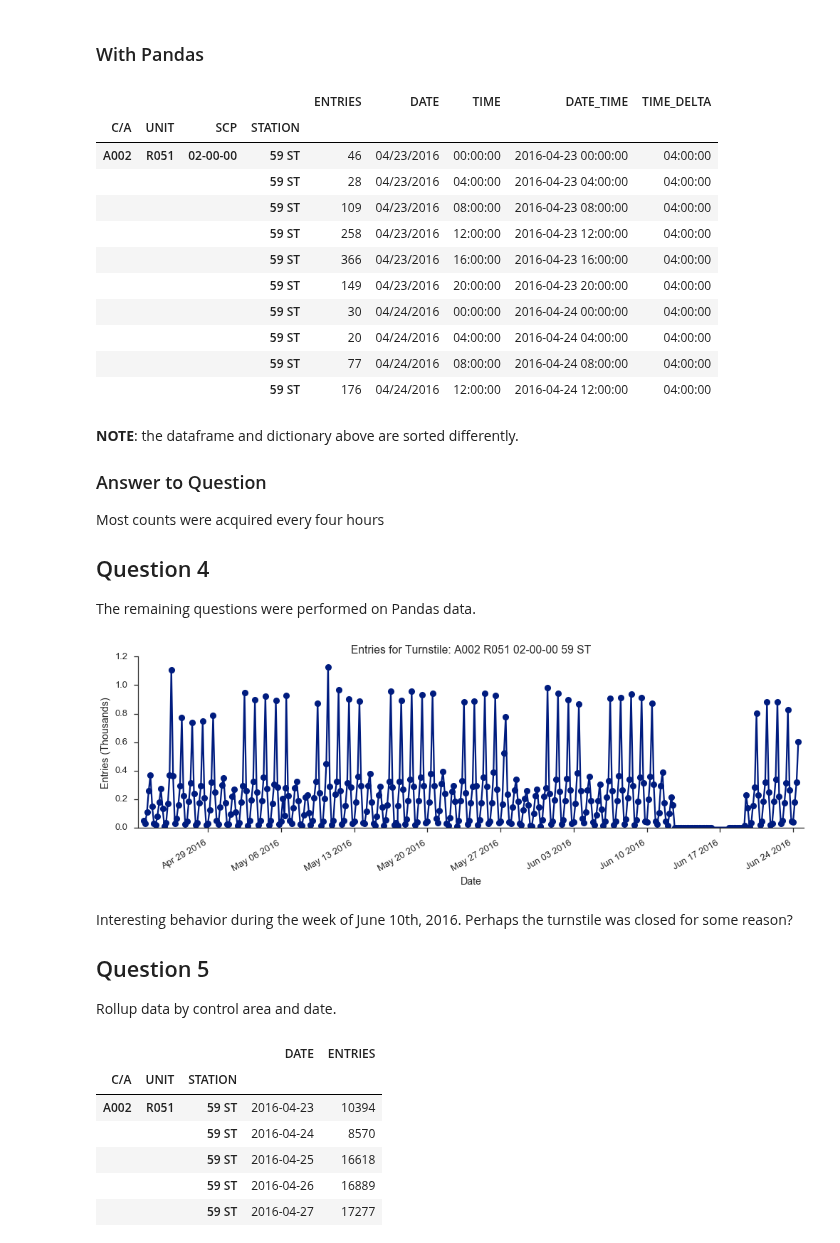
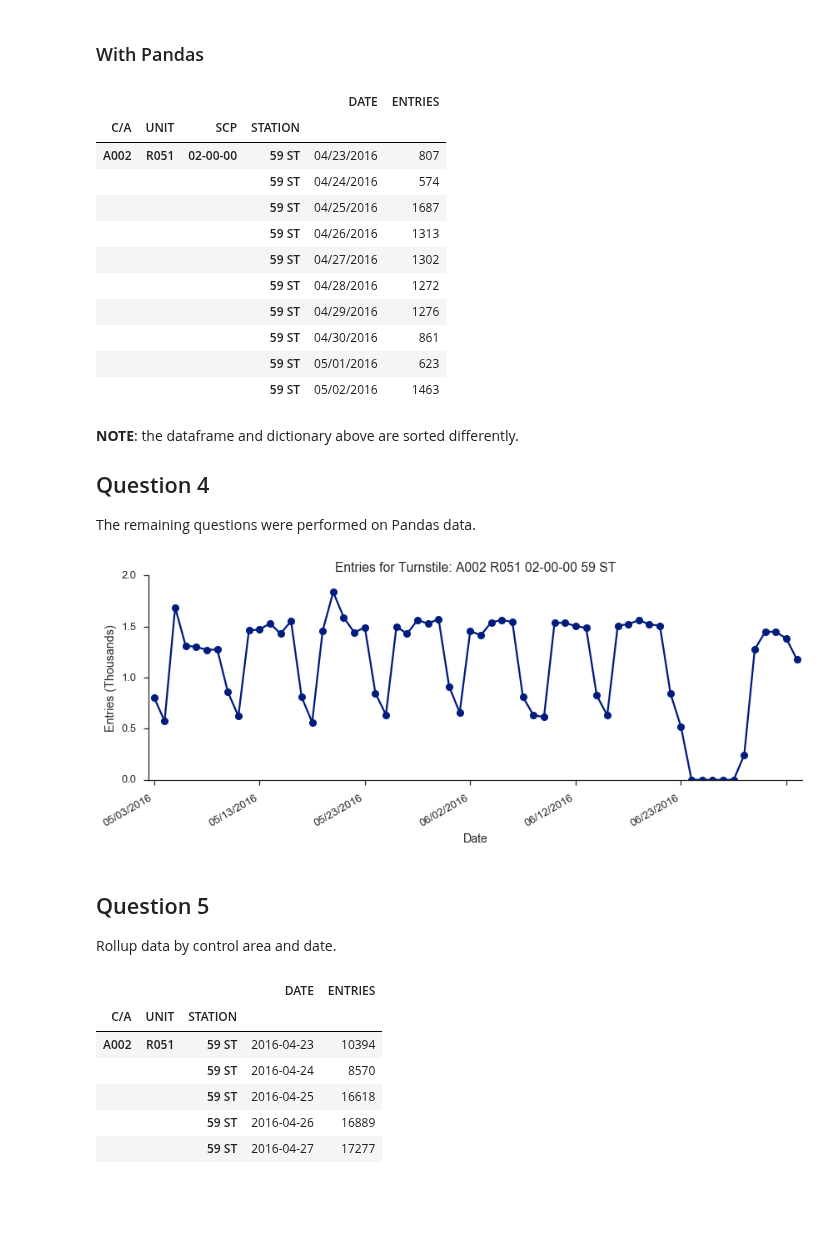
Before and after one commit to robinsones/dsp, a Jupyter notebook: challenges/submissions/01-benson/michelle/Challenge_1.ipynb, the cells around one changed output. Cells and saved outputs as stored; diff of their text form; code cells hidden in the pictures; blank space fills up the shorter version.

Commit message:
Fixed timeseries mistake

```diff
--- a/challenges/submissions/01-benson/michelle/Challenge_1.ipynb
+++ b/challenges/submissions/01-benson/michelle/Challenge_1.ipynb
@@ -31,3 +35,21 @@ Initial three questions were performed with and without Pandas.
 ### Without Pandas
 
 Import data from an MTA turnstile entry/exit file
+# %%
+base_url = 'http://web.mta.info/developers/data/nyct/turnstile/{}'
+
+filelist = ['turnstile_160430.txt',
+            'turnstile_160507.txt',
+            'turnstile_160514.txt',
+            'turnstile_160521.txt',
+            'turnstile_160528.txt',
+            'turnstile_160604.txt',
+            'turnstile_160611.txt',
+            'turnstile_160618.txt',
+            'turnstile_160625.txt'
+            ]
+
+data = defaultdict(list)
+
+for fil in filelist:
+    ! curl -O {base_url.format(fil)}
@@ -227,24 +267,26 @@ def difference_mapper(df):
 
     # Calculate entry/time difference values and ensure none are zero/negative
     df['ENTRIES']      = df.ENTRIES.shift(-1) - df.ENTRIES
-    df['TIME_DELTA']   = df.DATE_TIME.shift(-1) - df.DATE_TIME
 
-    mask = (df.TIME_DELTA.dt.total_seconds() <= 0.)
-    df.loc[mask, 'TIME_DELTA'] = dt.timedelta(seconds=1)
+    #df['TIME_DELTA']   = df.DATE_TIME.shift(-1) - df.DATE_TIME
+    #mask = (df.TIME_DELTA.dt.total_seconds() <= 0.)
+    #df.loc[mask, 'TIME_DELTA'] = dt.timedelta(seconds=1)
 
-    return df
+    return df.ENTRIES.sum()
 
 
-idx_cols = ['C/A', 'UNIT', 'SCP', 'STATION']
+idx_cols = ['C/A', 'UNIT', 'SCP', 'STATION', 'DATE']
 
 pd_timeseries = ( pd_timeseries
                   .reset_index()
                   .groupby(idx_cols, group_keys=False)
                   .apply(difference_mapper)
                   .dropna()
-                  #.drop(['index'], axis=1)
-                  .set_index(idx_cols)
+                  .reset_index(level=-1)
+                  .rename(columns={0:'ENTRIES'})
                 )
+
+
 
 pd_timeseries['ENTRIES'] = pd_timeseries.ENTRIES.astype(int)
 
@@ -253,24 +295,20 @@ pd_timeseries = pd_timeseries[mask]
 
 pd_timeseries.head(n=10)
 # %% [output]
-|  |  |  |  | ENTRIES | DATE | TIME | DATE_TIME | TIME_DELTA |
-| C/A | UNIT | SCP | STATION |  |  |  |  |  |
-| A002 | R051 | 02-00-00 | 59 ST | 46 | 04/23/2016 | 00:00:00 | 2016-04-23 00:00:00 | 04:00:00 |
-|  |  |  | 59 ST | 28 | 04/23/2016 | 04:00:00 | 2016-04-23 04:00:00 | 04:00:00 |
-|  |  |  | 59 ST | 109 | 04/23/2016 | 08:00:00 | 2016-04-23 08:00:00 | 04:00:00 |
-|  |  |  | 59 ST | 258 | 04/23/2016 | 12:00:00 | 2016-04-23 12:00:00 | 04:00:00 |
-|  |  |  | 59 ST | 366 | 04/23/2016 | 16:00:00 | 2016-04-23 16:00:00 | 04:00:00 |
-|  |  |  | 59 ST | 149 | 04/23/2016 | 20:00:00 | 2016-04-23 20:00:00 | 04:00:00 |
-|  |  |  | 59 ST | 30 | 04/24/2016 | 00:00:00 | 2016-04-24 00:00:00 | 04:00:00 |
-|  |  |  | 59 ST | 20 | 04/24/2016 | 04:00:00 | 2016-04-24 04:00:00 | 04:00:00 |
-|  |  |  | 59 ST | 77 | 04/24/2016 | 08:00:00 | 2016-04-24 08:00:00 | 04:00:00 |
-|  |  |  | 59 ST | 176 | 04/24/2016 | 12:00:00 | 2016-04-24 12:00:00 | 04:00:00 |
+|  |  |  |  | DATE | ENTRIES |
+| C/A | UNIT | SCP | STATION |  |  |
+| A002 | R051 | 02-00-00 | 59 ST | 04/23/2016 | 807 |
+|  |  |  | 59 ST | 04/24/2016 | 574 |
+|  |  |  | 59 ST | 04/25/2016 | 1687 |
+|  |  |  | 59 ST | 04/26/2016 | 1313 |
+|  |  |  | 59 ST | 04/27/2016 | 1302 |
+|  |  |  | 59 ST | 04/28/2016 | 1272 |
+|  |  |  | 59 ST | 04/29/2016 | 1276 |
+|  |  |  | 59 ST | 04/30/2016 | 861 |
+|  |  |  | 59 ST | 05/01/2016 | 623 |
+|  |  |  | 59 ST | 05/02/2016 | 1463 |
 # %% [markdown]
 **NOTE**: the dataframe and dictionary above are sorted differently.
-
-### Answer to Question
-
-Most counts were acquired every four hours
 
 ## Question 4
 
@@ -278,34 +316,32 @@ The remaining questions were performed on Pandas data.
 # %%
 def fix_xlim(ax, nudge=0.5):
     xlim = ax.get_xlim()
     ax.set_xlim(xlim[0]-nudge, xlim[1]+nudge)
     return
 
 def scale_ticklabels(x, p):
     return "%.1f" % (x / (10 ** scale_pow))
 
 pos = pd_timeseries.index[0]
-ax = pd_timeseries.loc[pos].plot('DATE_TIME', 'ENTRIES',
+ax = pd_timeseries.loc[pos].plot('DATE', 'ENTRIES',
                                  kind='line', marker='o', ls='-',
-                                 figsize=(14,5), legend=False)
+                                 figsize=(12,5), legend=False)
 
 fix_xlim(ax)
 ax.set_xlabel('Date')
 
 scale_pow = 3
 ax.get_yaxis().set_major_formatter(FuncFormatter(scale_ticklabels))
 ax.set_ylabel('Entries (Thousands)')
 
 ax.set_title('Entries for Turnstile: ' + ' '.join(pos))
 plt.xticks(rotation=30, ha='right')
 
 plt.tight_layout()
 sns.despine()
 # %% [output]
-[figure, old version]
+[figure, new version]
 # %% [markdown]
-Interesting behavior during the week of June 10th, 2016. Perhaps the turnstile was closed for some reason?
-
 ## Question 5
 
 Rollup data by control area and date.
```
Also changed, not shown: parts of 8 cells of this notebook.
